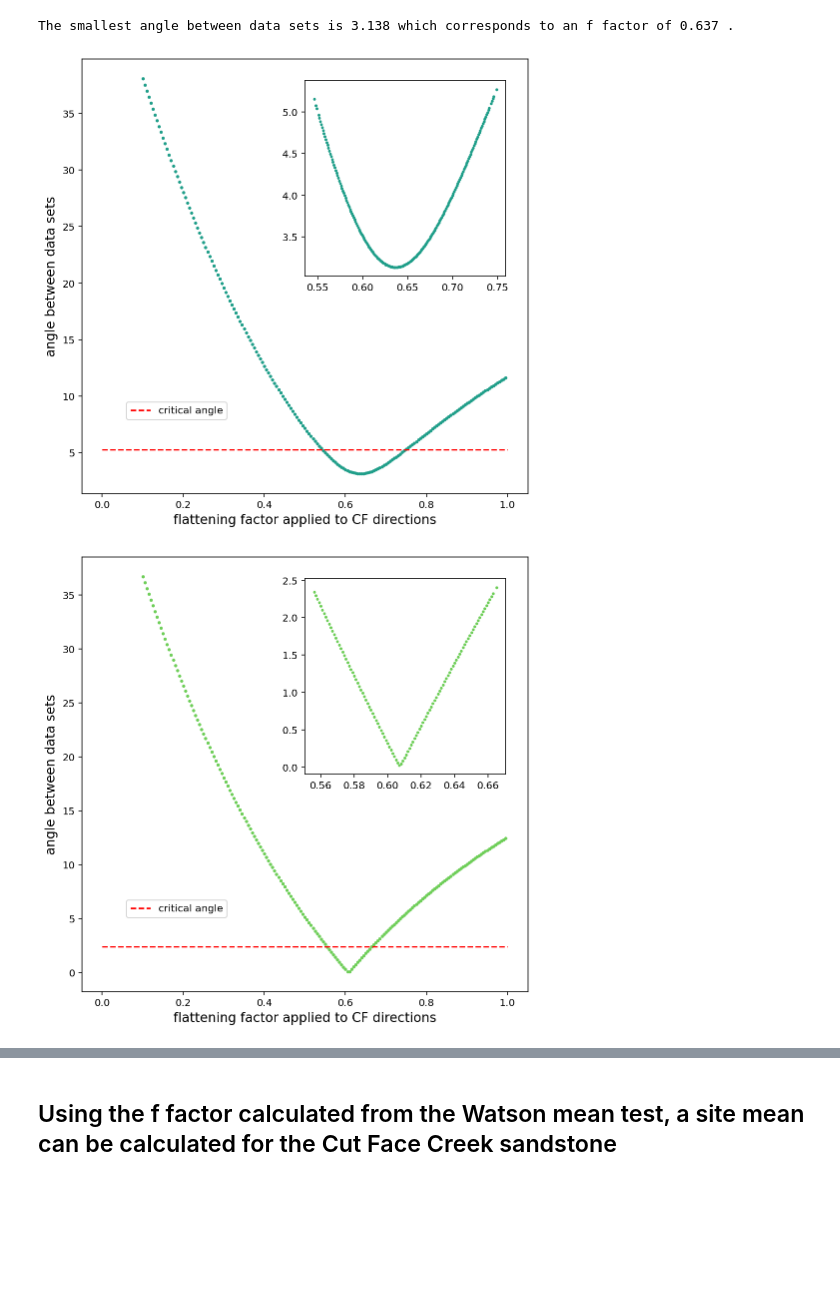
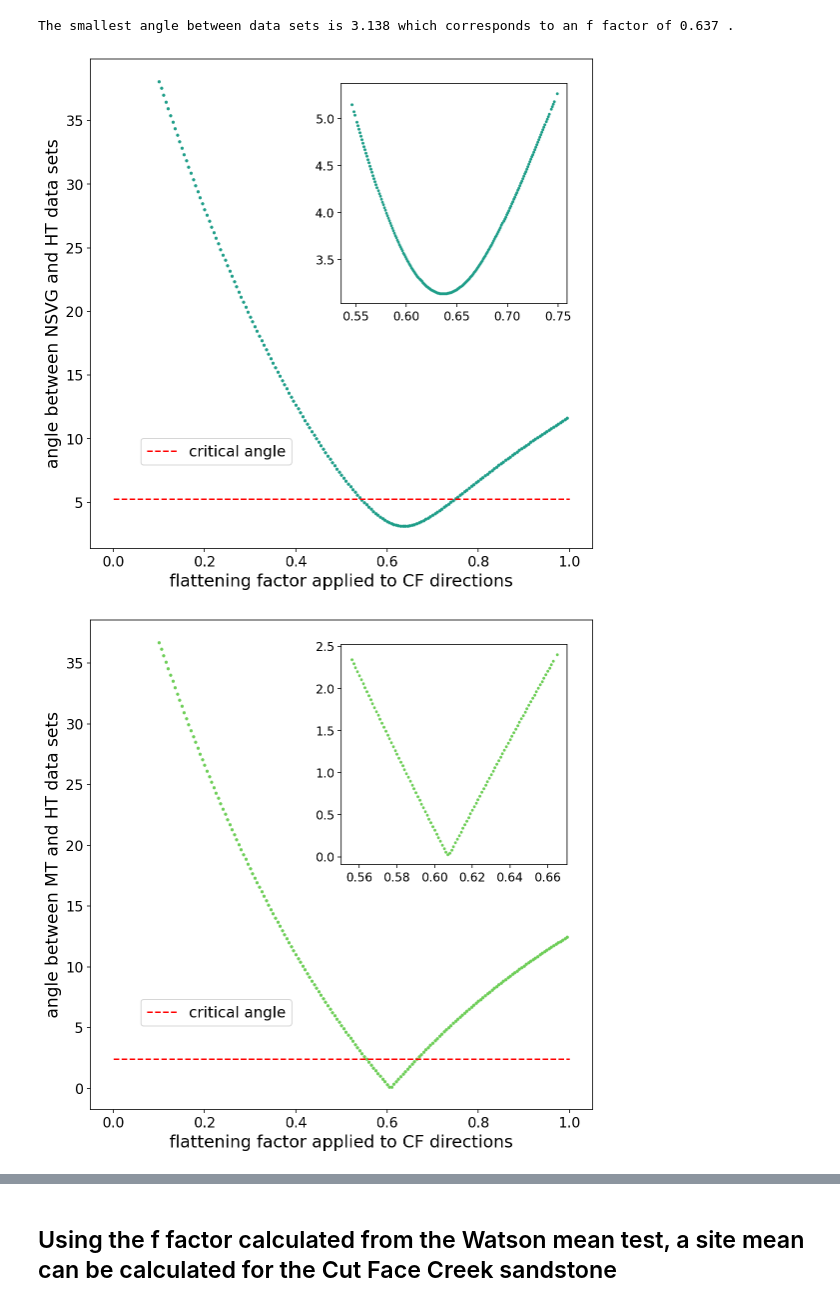
Before and after one commit to Swanson-Hysell-Group/Inclination_Shallowing, a Jupyter notebook: code/Notebooks/Cutface_pmag.ipynb, the cells around one changed output, grey strips where cells are left out. Drawn from its saved outputs; the diff is of its cells as text; code cells hidden in the pictures; blank space fills up the shorter version.

Commit message:
revised f vs angle figures
changed fonts

```diff
--- a/code/Notebooks/Cutface_pmag.ipynb
+++ b/code/Notebooks/Cutface_pmag.ipynb
@@ -550,50 +550,57 @@ saved_f_factors_nsvg=np.loadtxt('Watson_mean_test_output/good_f_factors_nsvg.txt
 saved_angles_all=np.loadtxt('Watson_mean_test_output/all_angles.txt')
 saved_factors_all=np.loadtxt('Watson_mean_test_output/all_factors.txt')
 # %%
-fig,inset=plt.subplots(figsize=(8,8))
+fig,inset=plt.subplots(figsize=(9,9))
 inset.scatter(saved_factors_all,saved_angles_all,s=5, color= viridis(5))
 
 x_crit=[0,1]
 y_crit=[max(saved_nsvg_angles),max(saved_nsvg_angles)]
-inset.plot(x_crit,y_crit,color='red',ls='--',label='critical angle')
+plt.plot(x_crit,y_crit,color='red',ls='--',label='critical angle')
 
 fig_inset=inset.inset_axes([.5,.5,.45,.45])
 fig_inset.scatter(saved_f_factors_nsvg,saved_nsvg_angles,s=3.5, color= viridis(5))
+fig_inset.tick_params(labelsize=12)
 
-plt.xlabel('flattening factor applied to CF directions',fontsize=13)
-plt.ylabel('angle between data sets',fontsize=13)
+plt.xlabel('flattening factor applied to CF directions',fontsize=17)
+plt.ylabel('angle between NSVG and HT data sets',fontsize=17)
 
-plt.legend(loc=[.1,.17])
+plt.legend(loc=[.1,.17], fontsize=15)
+plt.xticks(fontsize=14)
+plt.yticks(fontsize=14)
 
 plt.savefig('../code_output/angle_vs_f_NSVG.pdf')
 
 plt.show()
 # %% [output]
-[figure, old version]
+[figure, new version]
 # %%
 all_factors_mt=np.loadtxt("Watson_mean_test_output/all_factors_mt.txt")
 all_angles_mt=np.loadtxt("Watson_mean_test_output/all_angles_mt.txt")
 # %%
-fig,inset=plt.subplots(figsize=(8,8))
+fig,inset=plt.subplots(figsize=(9,9))
 inset.scatter(all_factors_mt,all_angles_mt,s=5, color= viridis(7))
 
 x_crit=[0,1]
 y_crit=[max(saved_angles_mt),max(saved_angles_mt)]
-inset.plot(x_crit,y_crit,color='red',ls='--',label='critical angle')
+plt.plot(x_crit,y_crit,color='red',ls='--',label='critical angle')
 
 fig_inset=inset.inset_axes([.5,.5,.45,.45])
 fig_inset.scatter(saved_f_factors_mt,saved_angles_mt,s=3.5, color= viridis(7))
+fig_inset.tick_params(labelsize=12)
 
-plt.xlabel('flattening factor applied to CF directions',fontsize=13)
-plt.ylabel('angle between data sets',fontsize=13)
 
-plt.legend(loc=[.1,.17])
+plt.xlabel('flattening factor applied to CF directions',fontsize=17)
+plt.ylabel('angle between MT and HT data sets',fontsize=17)
+
+plt.legend(loc=[.1,.17], fontsize=15)
+plt.xticks(fontsize=14)
+plt.yticks(fontsize=14)
 
 plt.savefig('../code_output/angle_vs_f_MT.pdf')
 
 plt.show()
 # %% [output]
-[figure, old version]
+[figure, new version]
 # %%
 NSVG_Data=pd.read_csv('../../data/data_Compiled/Tauxe2009/pmag_results.txt',sep='\t',skiprows=1)
 nneu_site_list = ['ns002',
```
Also changed, not shown: parts of 13 cells of this notebook, 21 other files.
